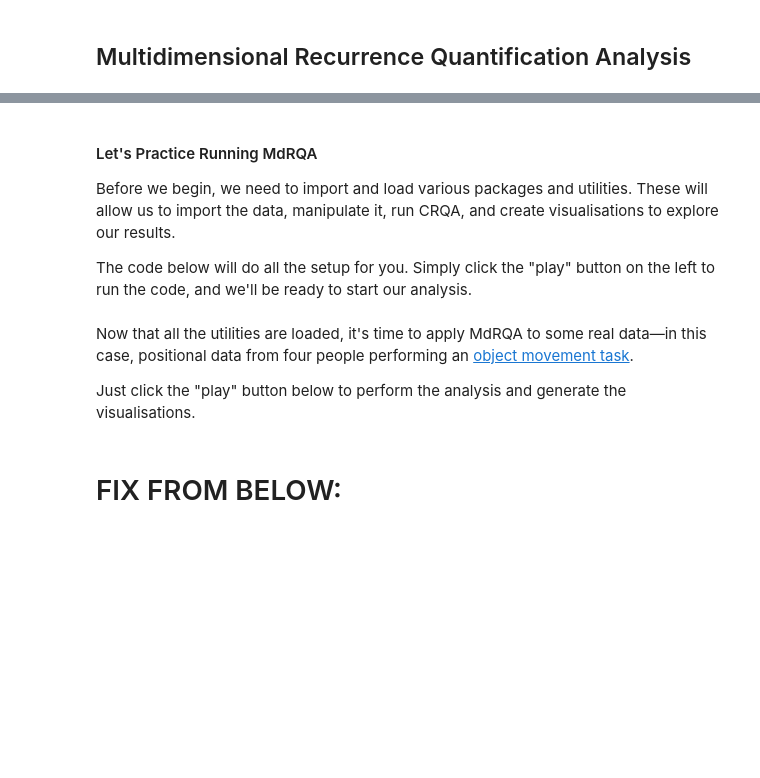
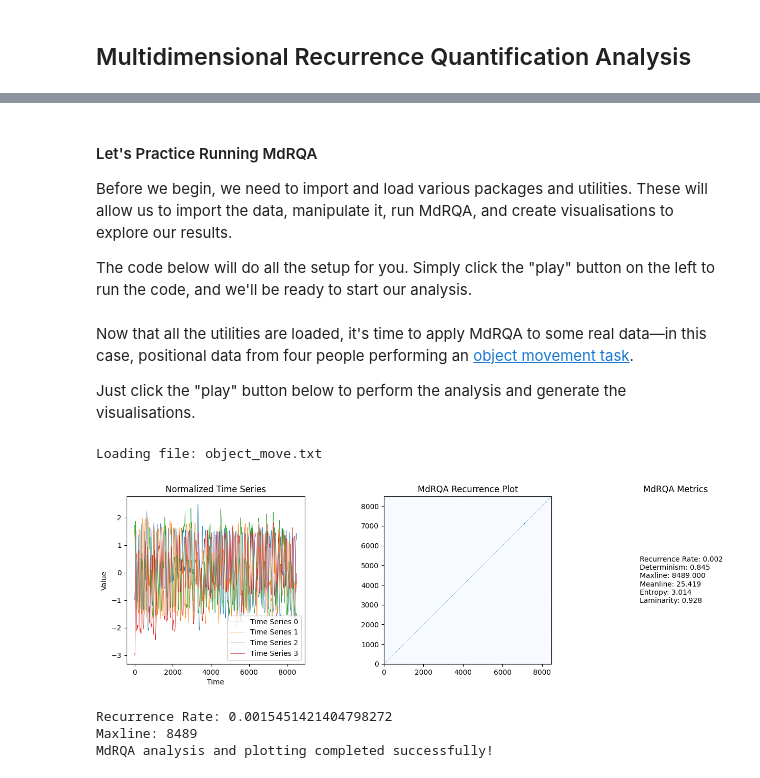
Before and after one commit to xkiwilabs/Linear-NonLinear-TSAnalysis, a Jupyter notebook: mdrqaContinuous.ipynb, the cells around one changed output, grey strips where cells are left out. Drawn from its saved outputs; the diff is of its cells as text; code cells hidden in the pictures; blank space fills up the shorter version.

```diff
--- a/mdrqaContinuous.ipynb
+++ b/mdrqaContinuous.ipynb
@@ -21,7 +21,7 @@ Much like [Categorical](crqaCategorical.ipynb) and [Continuous](crqaContinuous.i
 # %% [markdown]
 #### Let's Practice Running MdRQA
 
-Before we begin, we need to import and load various packages and utilities. These will allow us to import the data, manipulate it, run CRQA, and create visualisations to explore our results.
+Before we begin, we need to import and load various packages and utilities. These will allow us to import the data, manipulate it, run MdRQA, and create visualisations to explore our results.
 
 The code below will do all the setup for you. Simply click the "play" button on the left to run the code, and we'll be ready to start our analysis.
 # %%
@@ -34,5 +34,66 @@ from utils.plot_utils import plot_ts_and_crqa, plot_rqa_multi_radii
 Now that all the utilities are loaded, it's time to apply MdRQA to some real data—in this case, positional data from four people performing an [object movement task](data/mdrqa/object_move.txt).
 
 Just click the "play" button below to perform the analysis and generate the visualisations.
-# %% [markdown]
-# FIX FROM BELOW:
+# %%
+# First set the directory path for the data
+data_directory = "data/mdrqa/"
+
+# Then decide whether you'd like to save the plots
+# These are saved in "images/rqa"
+save_image = True
+
+# Set the file name for the data
+file_name = "object_move_real.txt"
+file_path = os.path.join(data_directory, file_name)
+
+# RQA parameters
+mdrqa_params = {
+    'radius': 0.3,
+    'minLine': 5,
+    'getRP': True
+}
+
+# Check whether the file containing the data exists
+if os.path.exists(file_path):
+    print(f'Loading file: {file_name}')
+
+    # Load the CSV file into a DataFrame
+    data = pd.read_csv(file_path, header=None)
+
+    # Convert all columns to numeric dtype to allow interpolation
+    data = data.apply(pd.to_numeric, errors='coerce')
+
+    # Interpolate any missing data that might be present in the file
+    data = interpolate_missing_data(data)
+
+    # Apply a filter to the data
+    data = filter_data(data)
+
+    # Normalise the data by using a z-score
+    data = (data - data.mean()) / data.std()
+
+    # Perform CRQA using perform_rqa function from rqa_utils
+    mdrqa_results, rp_results = perform_mrqa(data, **mdrqa_params)
+
+    # Create RQA metrics dictionary
+    mdrqa_metrics = {
+        'Recurrence Rate': mdrqa_results.recurrence_rate,
+        'Determinism': mdrqa_results.determinism,
+        'Maxline': mdrqa_results.longest_diagonal_line,
+        'Meanline': mdrqa_results.average_diagonal_line,
+        'Entropy': mdrqa_results.entropy_diagonal_lines,
+        'Laminarity': mdrqa_results.laminarity,
+    }
+
+    # Plot time series and recurrence plot side-by-side
+    plot_ts_and_mdrqa(data, rp_results.recurrence_matrix, mdrqa_metrics, save_image, f'images/rqa/{file_name}_combined_plot.png')
+
+    print('MdRQA analysis and plotting completed successfully!')
+else:
+    print(f'File {file_name} not found in directory {data_directory}')
+# %% [output]
+Loading file: object_move.txt
+[figure, added]
+Recurrence Rate: 0.0015451421404798272
+Maxline: 8489
+MdRQA analysis and plotting completed successfully!
```
Also changed, not shown: parts of 10 cells of this notebook, 20 other files.
